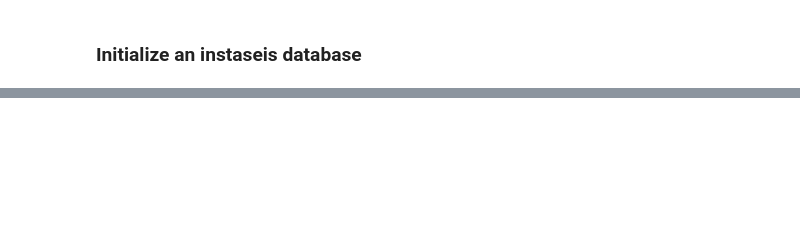
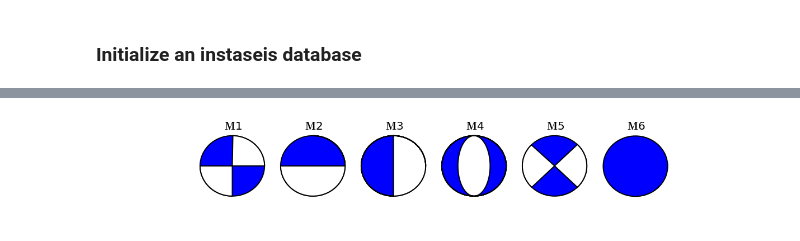
Before and after one commit to romaguir/mcmcmt, a Jupyter notebook: example_1.ipynb, the cells around one changed output, grey strips where cells are left out. Drawn from its saved outputs; the diff is of its cells as text; code cells hidden in the pictures; blank space fills up the shorter version.

```diff
--- a/example_1.ipynb
+++ b/example_1.ipynb
@@ -12,0 +188,25 @@ InstaseisError: Failed to connect to remote Instaseis server due to: HTTPConnect
+# %%
+fig = plt.figure(figsize=(16,2.25))
+ax = fig.add_axes([0.0,0.0,1.0,1.0])
+ax.set_xlim(-0.25,1.75)
+ax.set_ylim((-0.05,0.25))
+
+m_elem_list = []
+m_1 = [0,0,0,0,0,1]
+m_2 = [0,0,0,1,0,0]
+m_3 = [0,0,0,0,1,0]
+m_4 = [-1,0,1,0,0,0]
+m_5 = [0,1,-1,0,0,0]
+m_6 = [1,1,1,0,0,0]
+m_elem_list = [m_1,m_2,m_3,m_4,m_5,m_6]
+
+for ii,m_elem in enumerate(m_elem_list):
+    bb = beach(m_elem,xy=(0.1+ii*0.25, 0.1),width=0.2)
+    ax.add_collection(bb)
+    ax.text(0.075+ii*0.25,0.22,'$\mathbf{M}$'+str(ii+1),fontsize=20)
+ax.set_axis_off()
+plt.show()
+
+#Note! obspy beachball is not trustworthy... M5 is clearly incorrect.
+# %% [output]
+[figure, added]
```
Also changed, not shown: parts of 21 cells of this notebook.
